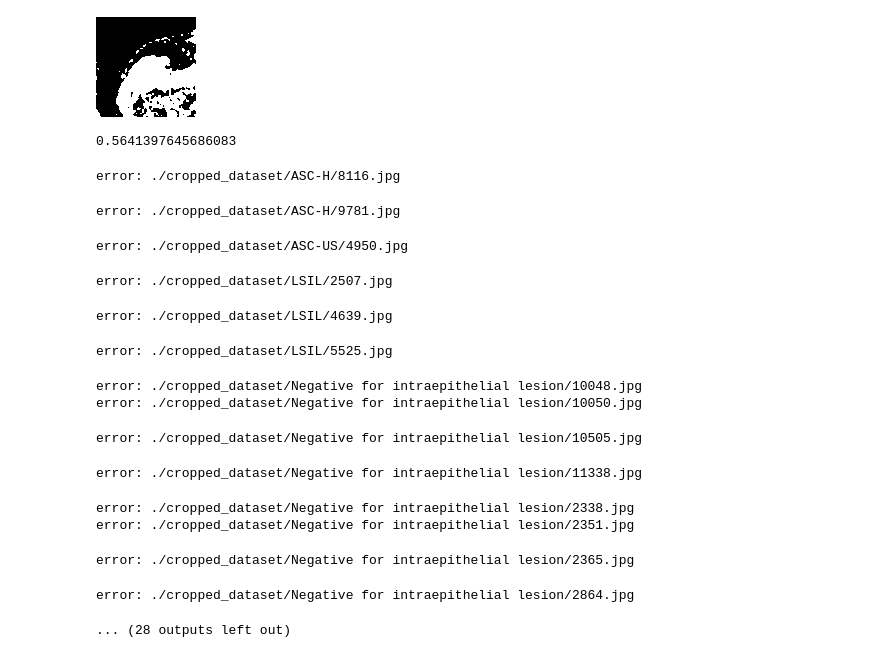
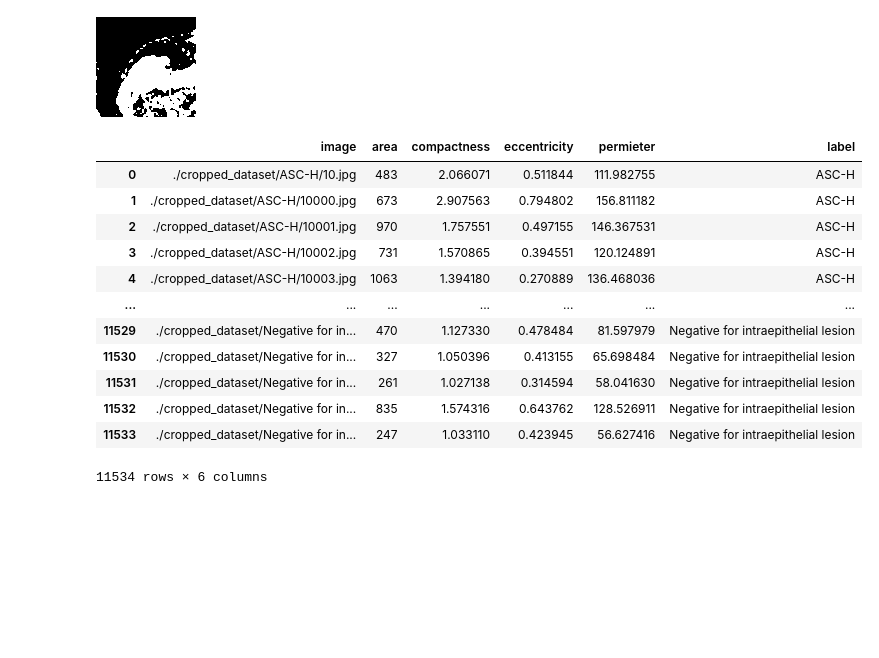
Before and after one commit to HenriqueCastros/pai-flower-nucleus, a Jupyter notebook: trab.ipynb, the cells around one changed output. Saved outputs shown, nothing was run; the diff lists cells and outputs as text; code cells hidden in the pictures; blank space fills up the shorter version.

```diff
--- a/trab.ipynb
+++ b/trab.ipynb
@@ -116,57 +86,21 @@ Image.fromarray(watershed_img)
 Image.fromarray(otsu(cropped_img, invert=True))
 # %% [output]
 [figure]
-# %%
-description.calculate_eccentricity(watershed_img)
-# %% [output]
-0.5641397645686083
-# %%
-crop_size = 100
-out_dir = './cropped_dataset/'
-
-df = pd.DataFrame(columns=['image', 'area', 'compactness', 'eccentricity', 'permieter', 'label'])
-error_log = []
-for dir in (os.listdir(out_dir)):
-    for file in tqdm(os.listdir(out_dir + "/" + dir)):
-        try:
-            path = (out_dir + dir + "/" + file)
-
-            img = cv2.imread(path)
-            test = region_growing(img)
-            test = cv2.cvtColor(test, cv2.COLOR_BGR2GRAY)
-            (x, y) = test.shape
-
-            main_obj = test[x//2, y//2]
-
-            test[test != main_obj] = 0
-            test[test == main_obj] = 255
-
-            df.loc[len(df.index)] = ((path,
-                description.calculate_area(test),
-                description.calculate_compactness(test),
-                description.calculate_eccentricity(test),
-                description.calculate_perimeter(test),
-            dir))
-        except:
-            print(f'error: {path}')
-            error_log.append(path)
-df.to_csv('./main_data.csv')
-# %% [output]
-error: ./cropped_dataset/ASC-H/8116.jpg
-error: ./cropped_dataset/ASC-H/9781.jpg
-error: ./cropped_dataset/ASC-US/4950.jpg
-error: ./cropped_dataset/LSIL/2507.jpg
-error: ./cropped_dataset/LSIL/4639.jpg
-error: ./cropped_dataset/LSIL/5525.jpg
-error: ./cropped_dataset/Negative for intraepithelial lesion/10048.jpg
-error: ./cropped_dataset/Negative for intraepithelial lesion/10050.jpg
-error: ./cropped_dataset/Negative for intraepithelial lesion/10505.jpg
-error: ./cropped_dataset/Negative for intraepithelial lesion/11338.jpg
-error: ./cropped_dataset/Negative for intraepithelial lesion/2338.jpg
-error: ./cropped_dataset/Negative for intraepithelial lesion/2351.jpg
-error: ./cropped_dataset/Negative for intraepithelial lesion/2365.jpg
-error: ./cropped_dataset/Negative for intraepithelial lesion/2864.jpg
-... (28 outputs left out)
 # %%
 df = pd.read_csv('./main_data.csv')
 df = df.drop(df.columns[[0]], axis=1)
+df
+# %% [output]
+|  | image | area | compactness | eccentricity | permieter | label |
+| 0 | ./cropped_dataset/ASC-H/10.jpg | 483 | 2.066071 | 0.511844 | 111.982755 | ASC-H |
+| 1 | ./cropped_dataset/ASC-H/10000.jpg | 673 | 2.907563 | 0.794802 | 156.811182 | ASC-H |
+| 2 | ./cropped_dataset/ASC-H/10001.jpg | 970 | 1.757551 | 0.497155 | 146.367531 | ASC-H |
+| 3 | ./cropped_dataset/ASC-H/10002.jpg | 731 | 1.570865 | 0.394551 | 120.124891 | ASC-H |
+| 4 | ./cropped_dataset/ASC-H/10003.jpg | 1063 | 1.394180 | 0.270889 | 136.468036 | ASC-H |
+| ... | ... | ... | ... | ... | ... | ... |
+| 11529 | ./cropped_dataset/Negative for in... | 470 | 1.127330 | 0.478484 | 81.597979 | Negative for intraepithelial lesion |
+| 11530 | ./cropped_dataset/Negative for in... | 327 | 1.050396 | 0.413155 | 65.698484 | Negative for intraepithelial lesion |
+| 11531 | ./cropped_dataset/Negative for in... | 261 | 1.027138 | 0.314594 | 58.041630 | Negative for intraepithelial lesion |
+| 11532 | ./cropped_dataset/Negative for in... | 835 | 1.574316 | 0.643762 | 128.526911 | Negative for intraepithelial lesion |
+| 11533 | ./cropped_dataset/Negative for in... | 247 | 1.033110 | 0.423945 | 56.627416 | Negative for intraepithelial lesion |
+11534 rows × 6 columns
```
Also changed, not shown: parts of 29 cells of this notebook, 3 other files.
